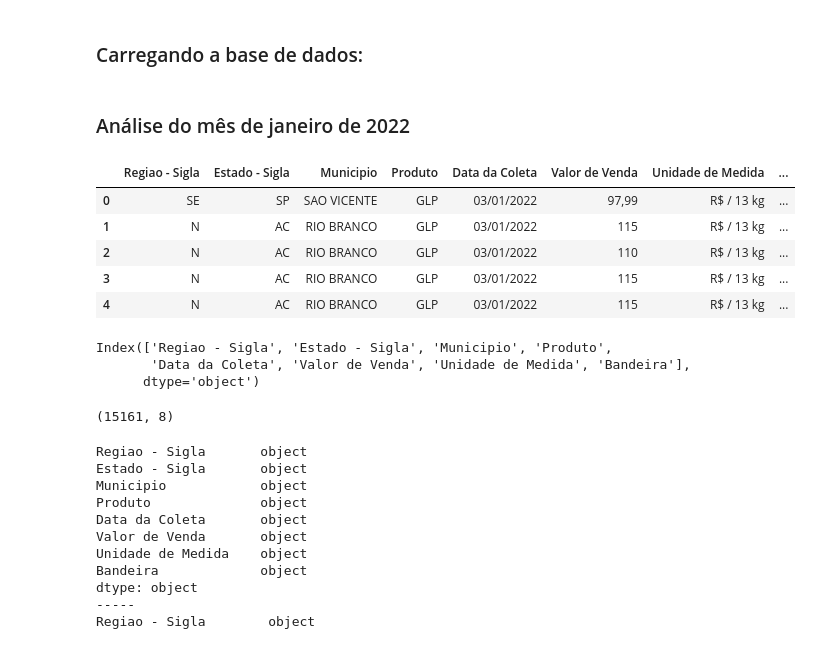
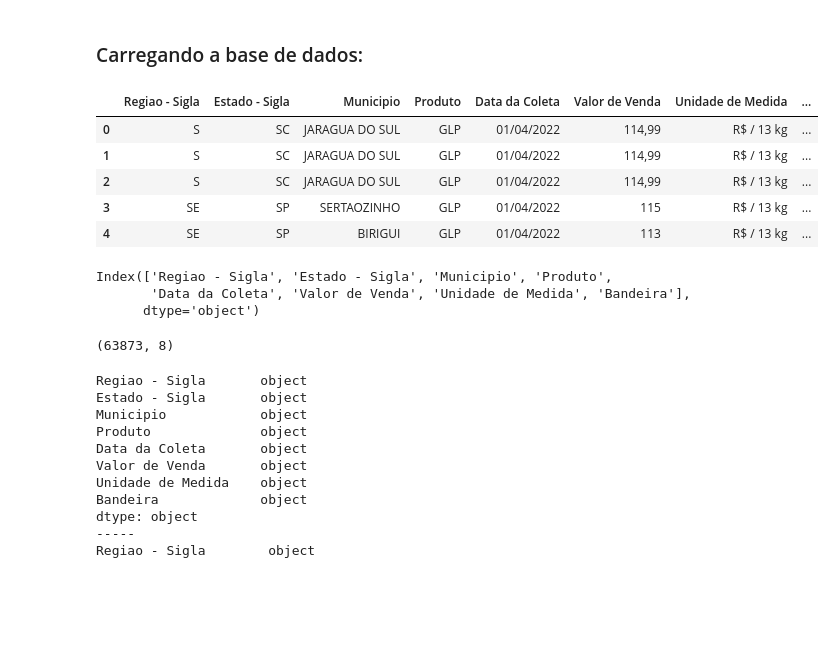
Before and after one commit to Prog-LucasAlves/Analise_Exploratoria_Dados, a Jupyter notebook: AED_03_GLP/glp.ipynb, the cells around one changed output. Drawn from its saved outputs; the diff is of its cells as text; code cells hidden in the pictures; blank space fills up the shorter version.

```diff
--- a/AED_03_GLP/glp.ipynb
+++ b/AED_03_GLP/glp.ipynb
@@ -41,21 +58,28 @@ df_04 = representa o mês de abril de 2022
-# %% [markdown]
-### Análise do mês de janeiro de 2022
+# %%
+# Unindo os dados dos meses de 2022(Até Abril), em apenas um DataFrame
+
+extensao = 'csv'
+
+arquivos_csv = [i for i in glob.glob(f'./data/*.{extensao}')]
+data_glp = pd.concat([pd.read_csv(f, sep=';') for f in arquivos_csv])
 # %%
 # Eliminando algumas colunas
-df_01.drop(['Revenda',
+data_glp.drop(['Revenda',
+           'Unnamed: 0',
            'CNPJ da Revenda',
            'Nome da Rua','Numero Rua',
            'Complemento',
            'Bairro',
            'Cep',
            'Valor de Compra'], axis=1, inplace=True)
-df_01.head()
+
+data_glp.head()
 # %% [output]
 |  | Regiao - Sigla | Estado - Sigla | Municipio | Produto | Data da Coleta | Valor de Venda | Unidade de Medida | ... |
-| 0 | SE | SP | SAO VICENTE | GLP | 03/01/2022 | 97,99 | R$ / 13 kg | ... |
-| 1 | N | AC | RIO BRANCO | GLP | 03/01/2022 | 115 | R$ / 13 kg | ... |
-| 2 | N | AC | RIO BRANCO | GLP | 03/01/2022 | 110 | R$ / 13 kg | ... |
-| 3 | N | AC | RIO BRANCO | GLP | 03/01/2022 | 115 | R$ / 13 kg | ... |
-| 4 | N | AC | RIO BRANCO | GLP | 03/01/2022 | 115 | R$ / 13 kg | ... |
+| 0 | S | SC | JARAGUA DO SUL | GLP | 01/04/2022 | 114,99 | R$ / 13 kg | ... |
+| 1 | S | SC | JARAGUA DO SUL | GLP | 01/04/2022 | 114,99 | R$ / 13 kg | ... |
+| 2 | S | SC | JARAGUA DO SUL | GLP | 01/04/2022 | 114,99 | R$ / 13 kg | ... |
+| 3 | SE | SP | SERTAOZINHO | GLP | 01/04/2022 | 115 | R$ / 13 kg | ... |
+| 4 | SE | SP | BIRIGUI | GLP | 01/04/2022 | 113 | R$ / 13 kg | ... |
 # %%
 # Verificando o nome das colunas
@@ -66,8 +90,8 @@ Index(['Regiao - Sigla', 'Estado - Sigla', 'Municipio', 'Produto',
       dtype='object')
 # %%
 # Verificando o tamanho do DataFrame(linhas x colunas)
-df_01.shape
+data_glp.shape
 # %% [output]
-(15161, 8)
+(63873, 8)
 # %%
 # Tipo dos dados das colunas
```
Also changed, not shown: parts of 11 cells of this notebook, 4 other files.
